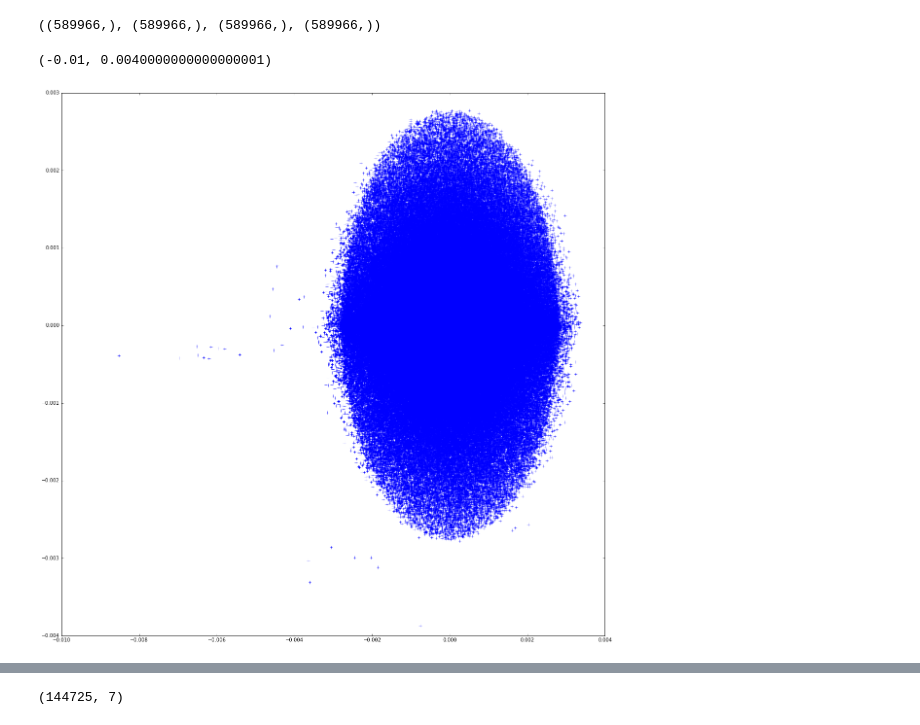
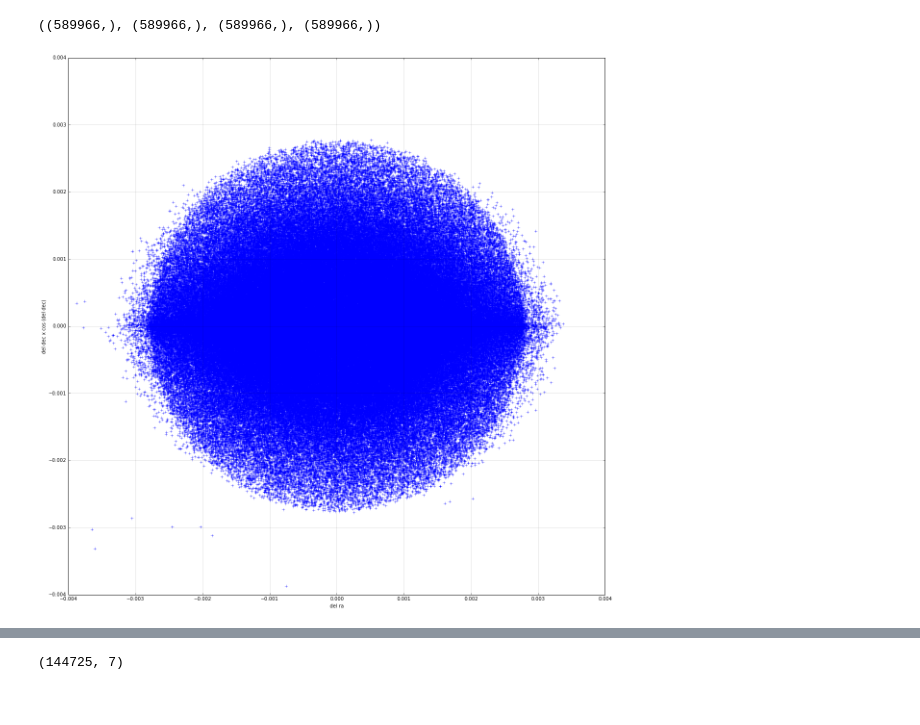
Before and after one commit to calumhrmurray/MPhysProject, a Jupyter notebook: match_catalogs/ra_vs_dec.ipynb, the cells around one changed output, grey strips where cells are left out. Cells and saved outputs as stored; diff of their text form; code cells hidden in the pictures.

```diff
--- a/match_catalogs/ra_vs_dec.ipynb
+++ b/match_catalogs/ra_vs_dec.ipynb
@@ -49,11 +49,14 @@ for row in array:
 # %%
 plt.figure(figsize=(20,20))
 plt.plot(x,y,'+')
-plt.ylim(None,None)
-plt.xlim(None,None)
+plt.ylim(-0.004,0.004)
+plt.xlim(-0.004,0.004)
+plt.grid()
+plt.xlabel('del ra')
+plt.ylabel('del dec x cos (del dec)')
+plt.savefig('sdss_neighbours_ra_dec.png')
 # %% [output]
-(-0.01, 0.0040000000000000001)
-[figure, old version]
+[figure, new version]
 # %%
 def plot_contour(x_contour,y_contour,n_bins):
     plt.figure(figsize=(20,20))
```
Also changed, not shown: parts of 8 cells of this notebook, 13 other files.
